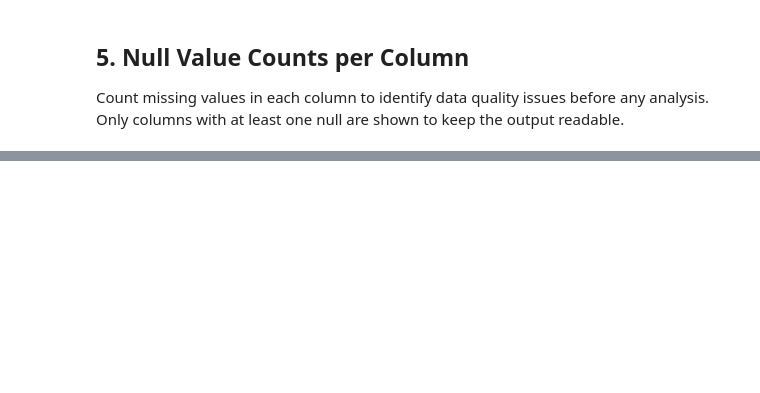
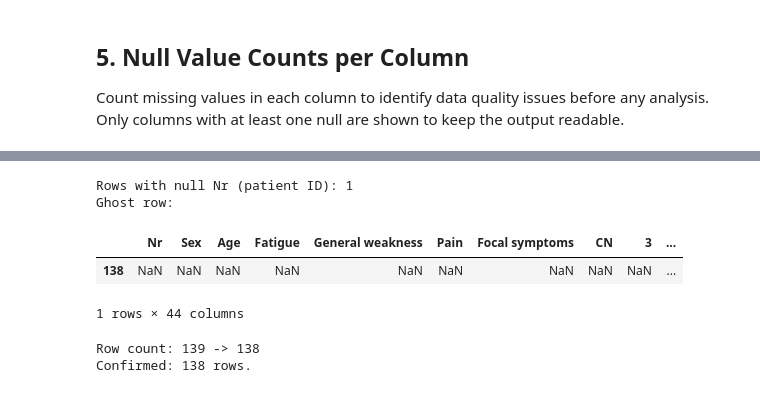
Before and after one commit to jolgan/ms-cis-comparison, a Jupyter notebook: notebooks/01_data_inspection.ipynb, the cells around one changed output, grey strips where cells are left out. Cells and saved outputs as stored; diff of their text form; code cells hidden in the pictures; blank space fills up the shorter version.

```diff
--- a/notebooks/01_data_inspection.ipynb
+++ b/notebooks/01_data_inspection.ipynb
@@ -139,0 +196,18 @@ Total nulls: 591
+# %%
+ghost_mask = lt_df['Nr'].isna()
+print(f'Rows with null Nr (patient ID): {ghost_mask.sum()}')
+print('Ghost row:')
+display(lt_df[ghost_mask])
+
+lt_df = lt_df[~ghost_mask].reset_index(drop=True)
+print(f'Row count: 139 -> {len(lt_df)}')
+assert len(lt_df) == 138, 'Expected 138 rows after removing ghost row'
+print('Confirmed: 138 rows.')
+# %% [output]
+Rows with null Nr (patient ID): 1
+Ghost row:
+|  | Nr | Sex | Age | Fatigue | General weakness | Pain | Focal symptoms | CN | 3 | ... |
+| 138 | NaN | NaN | NaN | NaN | NaN | NaN | NaN | NaN | NaN | ... |
+1 rows × 44 columns
+Row count: 139 -> 138
+Confirmed: 138 rows.
```
Also changed, not shown: parts of 13 cells of this notebook, 2 other files.
